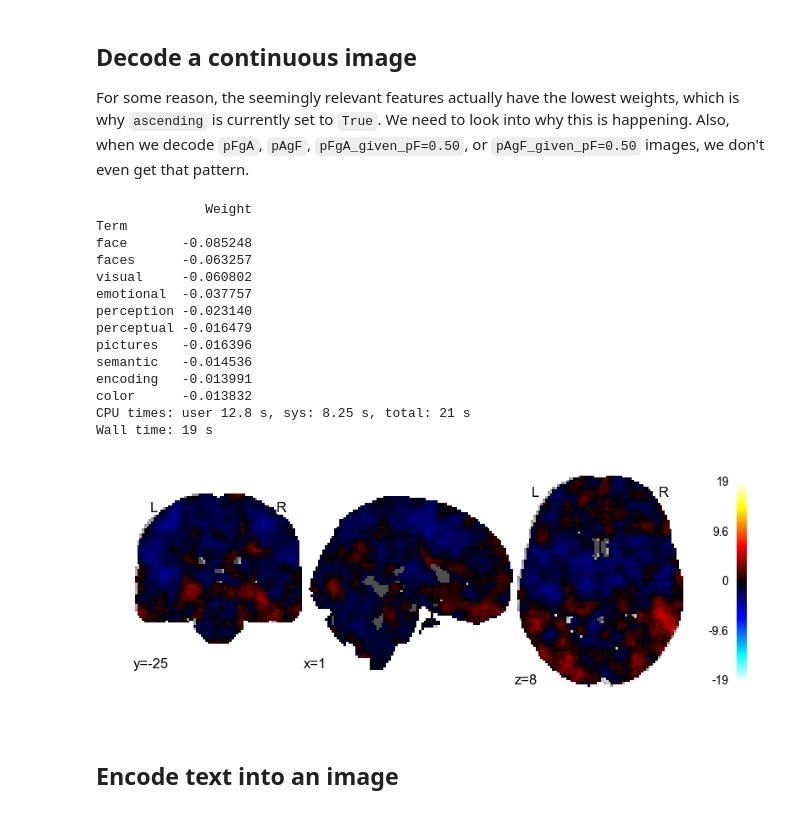
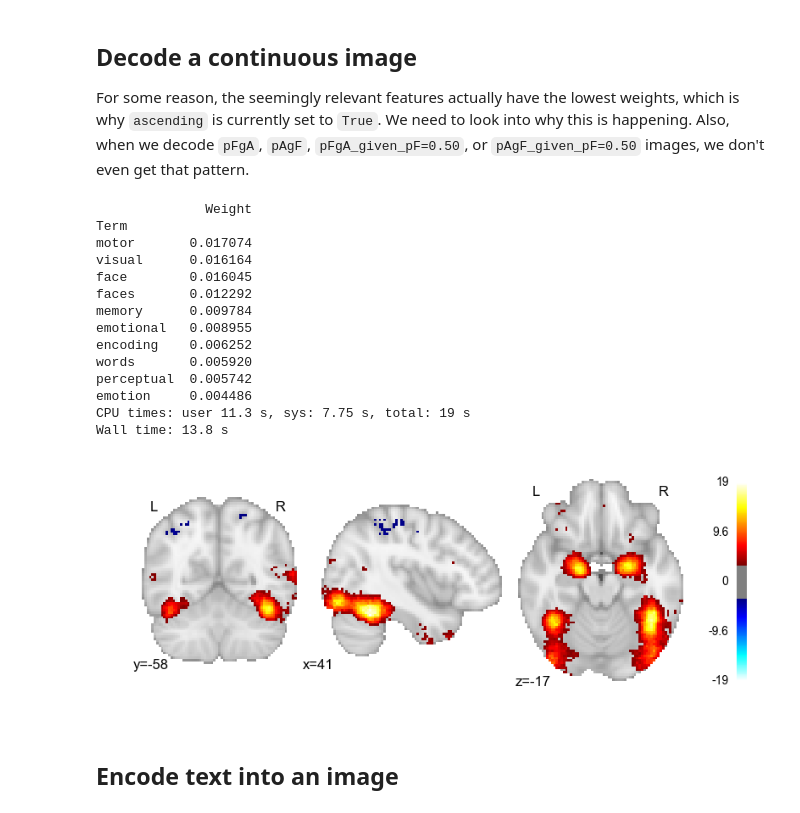
Before and after one commit to jeromedockes/gclda, a Jupyter notebook: examples/perform_decoding_and_encoding.ipynb, the cells around one changed output. Saved outputs shown, nothing was run; the diff lists cells and outputs as text; code cells hidden in the pictures.

Commit message:
Add in indirect topic weighting to decoding/encoding methods and (potentially) fix continuous decoding.

```diff
--- a/examples/perform_decoding_and_encoding.ipynb
+++ b/examples/perform_decoding_and_encoding.ipynb
@@ -120,28 +117,28 @@ For some reason, the seemingly relevant features actually have the lowest weight
 # %%
 %%time
 continuous_file = 'data/faces_specificity_z.nii.gz'
-faces_df = decoder.decode_continuous(continuous_file)
-faces_df = faces_df.sort_values(by='Weight', ascending=True)
+faces_df, _ = decoder.decode_continuous(continuous_file)
+faces_df = faces_df.sort_values(by='Weight', ascending=False)
 print(faces_df.head(10))
 
 continuous_img = nib.load(continuous_file)
 fig = plotting.plot_stat_map(continuous_img, display_mode='ortho',
-                             threshold=.001, draw_cross=False)
+                             threshold=3.3, draw_cross=False)
 # %% [output]
               Weight
 Term
-face       -0.085248
-faces      -0.063257
-visual     -0.060802
-emotional  -0.037757
-perception -0.023140
-perceptual -0.016479
-pictures   -0.016396
-semantic   -0.014536
-encoding   -0.013991
-color      -0.013832
-CPU times: user 12.8 s, sys: 8.25 s, total: 21 s
-Wall time: 19 s
+motor       0.017074
+visual      0.016164
+face        0.016045
+faces       0.012292
+memory      0.009784
+emotional   0.008955
+encoding    0.006252
+words       0.005920
+perceptual  0.005742
+emotion     0.004486
+CPU times: user 11.3 s, sys: 7.75 s, total: 19 s
+Wall time: 13.8 s
-[figure, old version]
+[figure, new version]
 # %% [markdown]
 ## Encode text into an image
```
Also changed, not shown: parts of 9 cells of this notebook, 5 other files.
